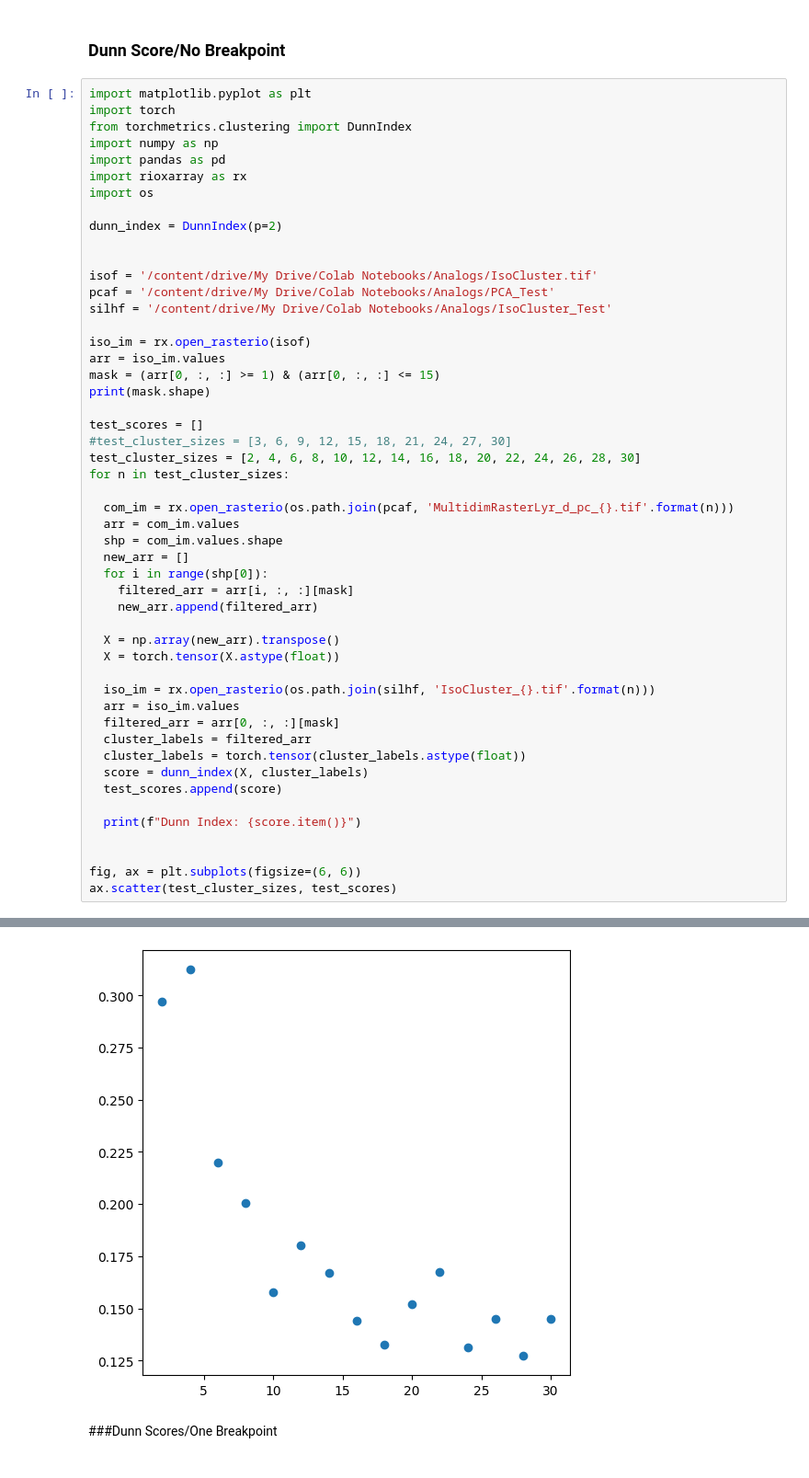
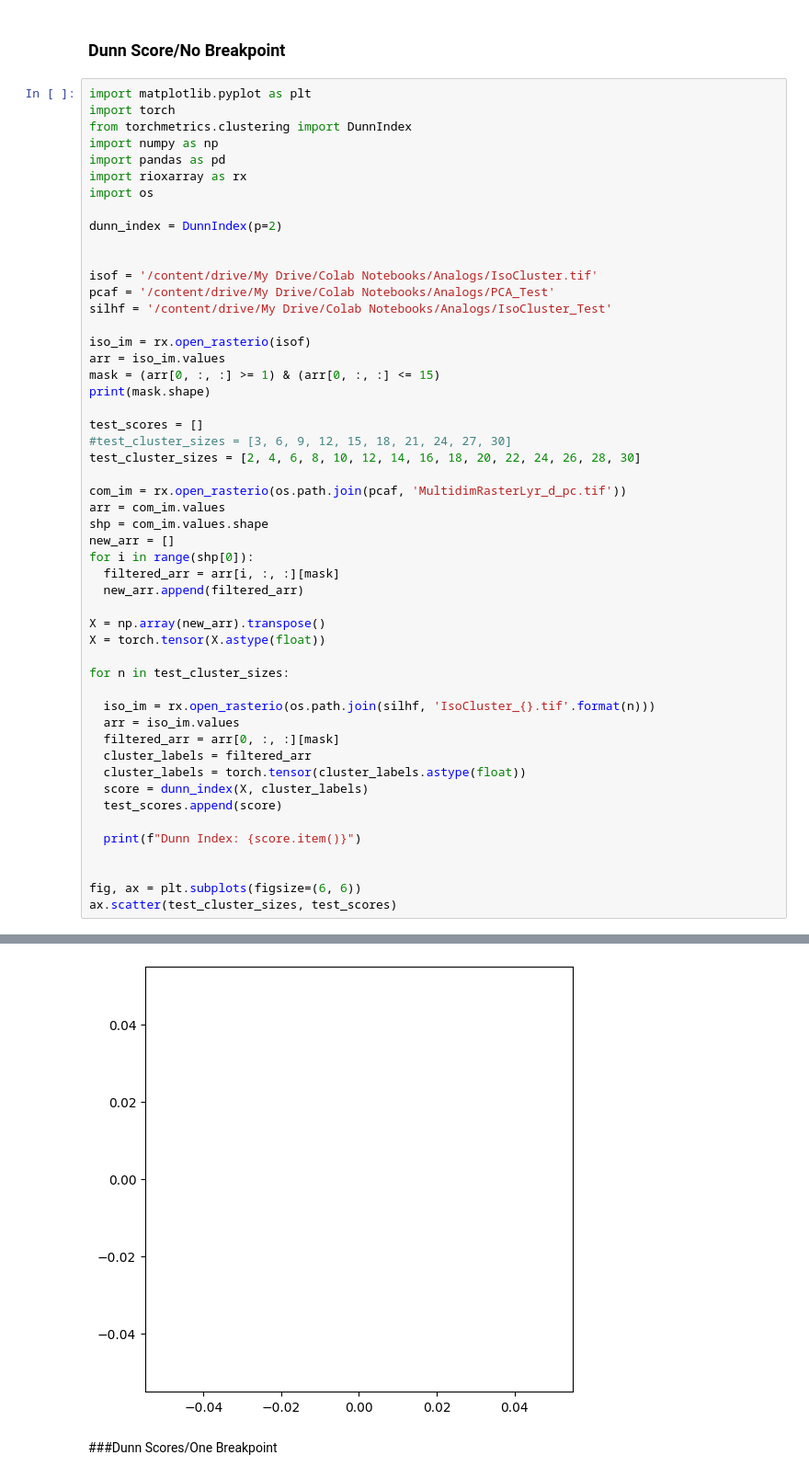
Before and after one commit to afullhart/climateanalogs, a Jupyter notebook: Figures/Score_1brkpt_TESTING.ipynb, the cells around one changed output, grey strips where cells are left out. Shown at 92% size. Cells and saved outputs as stored; diff of their text form.

```diff
--- a/Figures/Score_1brkpt_TESTING.ipynb
+++ b/Figures/Score_1brkpt_TESTING.ipynb
@@ -62,18 +62,19 @@ print(mask.shape)
 test_scores = []
 #test_cluster_sizes = [3, 6, 9, 12, 15, 18, 21, 24, 27, 30]
 test_cluster_sizes = [2, 4, 6, 8, 10, 12, 14, 16, 18, 20, 22, 24, 26, 28, 30]
+
+com_im = rx.open_rasterio(os.path.join(pcaf, 'MultidimRasterLyr_d_pc.tif'))
+arr = com_im.values
+shp = com_im.values.shape
+new_arr = []
+for i in range(shp[0]):
+  filtered_arr = arr[i, :, :][mask]
+  new_arr.append(filtered_arr)
+
+X = np.array(new_arr).transpose()
+X = torch.tensor(X.astype(float))
+
 for n in test_cluster_sizes:
-
-  com_im = rx.open_rasterio(os.path.join(pcaf, 'MultidimRasterLyr_d_pc_{}.tif'.format(n)))
-  arr = com_im.values
-  shp = com_im.values.shape
-  new_arr = []
-  for i in range(shp[0]):
-    filtered_arr = arr[i, :, :][mask]
-    new_arr.append(filtered_arr)
-
-  X = np.array(new_arr).transpose()
-  X = torch.tensor(X.astype(float))
 
   iso_im = rx.open_rasterio(os.path.join(silhf, 'IsoCluster_{}.tif'.format(n)))
   arr = iso_im.values
@@ -108,5 +109,5 @@ Dunn Index: 0.14476926805453733
 <matplotlib.collections.PathCollection at 0x...>
-[figure, old version]
+[figure, new version]
 # %% [markdown]
 ###Dunn Scores/One Breakpoint
 # %%
```
Also changed, not shown: parts of 1 cell of this notebook.
